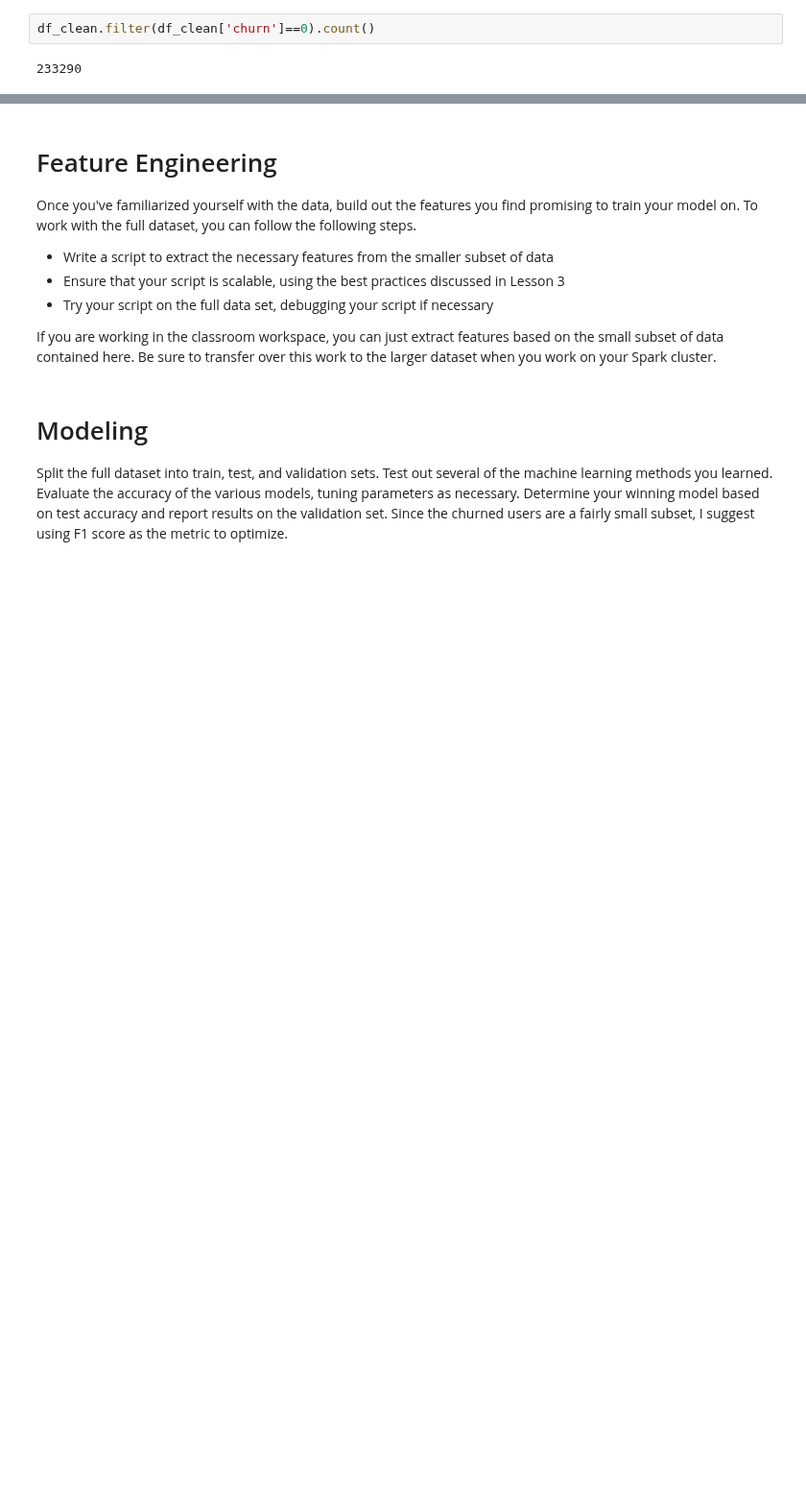
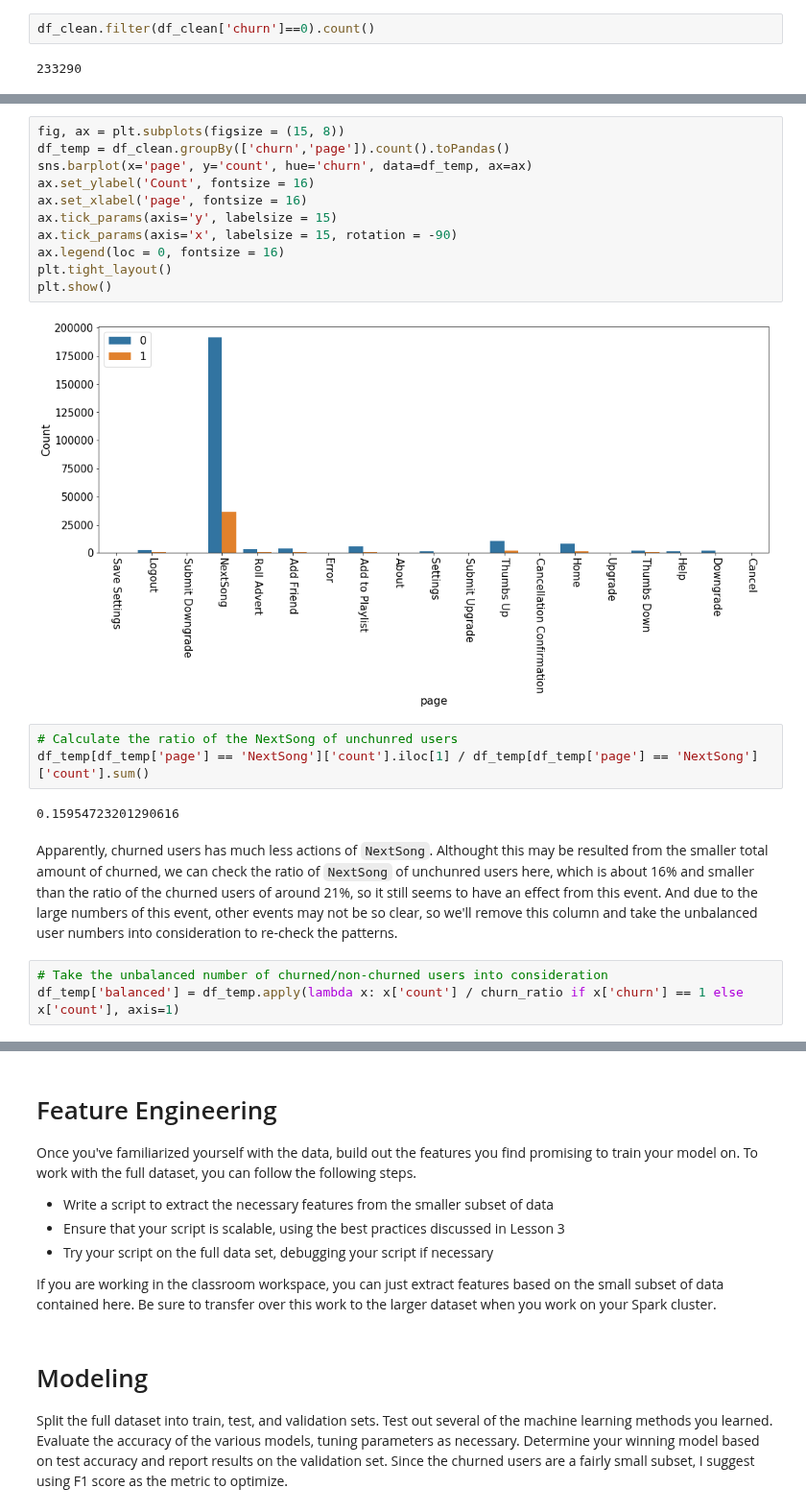
Before and after one commit to chziha/Data-Scientist-Udacity-Nanodegree, a Jupyter notebook: Churn-Predicting-with-Spark/Sparkify.ipynb, the cells around one changed output, grey strips where cells are left out. Shown at 96% size. Drawn from its saved outputs; the diff is of its cells as text; blank space fills up the shorter version.

```diff
--- a/Churn-Predicting-with-Spark/Sparkify.ipynb
+++ b/Churn-Predicting-with-Spark/Sparkify.ipynb
@@ -253,0 +427,23 @@ df_with_target.filter(df_with_target['churn']==False).count()
+# %%
+fig, ax = plt.subplots(figsize = (15, 8))
+df_temp = df_clean.groupBy(['churn','page']).count().toPandas()
+sns.barplot(x='page', y='count', hue='churn', data=df_temp, ax=ax)
+ax.set_ylabel('Count', fontsize = 16)
+ax.set_xlabel('page', fontsize = 16)
+ax.tick_params(axis='y', labelsize = 15)
+ax.tick_params(axis='x', labelsize = 15, rotation = -90)
+ax.legend(loc = 0, fontsize = 16)
+plt.tight_layout()
+plt.show()
+# %% [output]
+[figure, added]
+# %%
+# Calculate the ratio of the NextSong of unchunred users
+df_temp[df_temp['page'] == 'NextSong']['count'].iloc[1] / df_temp[df_temp['page'] == 'NextSong']['count'].sum()
+# %% [output]
+0.15954723201290616
+# %% [markdown]
+Apparently, churned users has much less actions of `NextSong`. Althought this may be resulted from the smaller total amount of churned, we can check the ratio of `NextSong` of unchunred users here, which is about 16% and smaller than the ratio of the churned users of around 21%, so it still seems to have an effect from this event. And due to the large numbers of this event, other events may not be so clear, so we'll remove this column and take the unbalanced user numbers into consideration to re-check the patterns.
+# %%
+# Take the unbalanced number of churned/non-churned users into consideration
+df_temp['balanced'] = df_temp.apply(lambda x: x['count'] / churn_ratio if x['churn'] == 1 else x['count'], axis=1)
```
Also changed, not shown: parts of 56 cells of this notebook.
